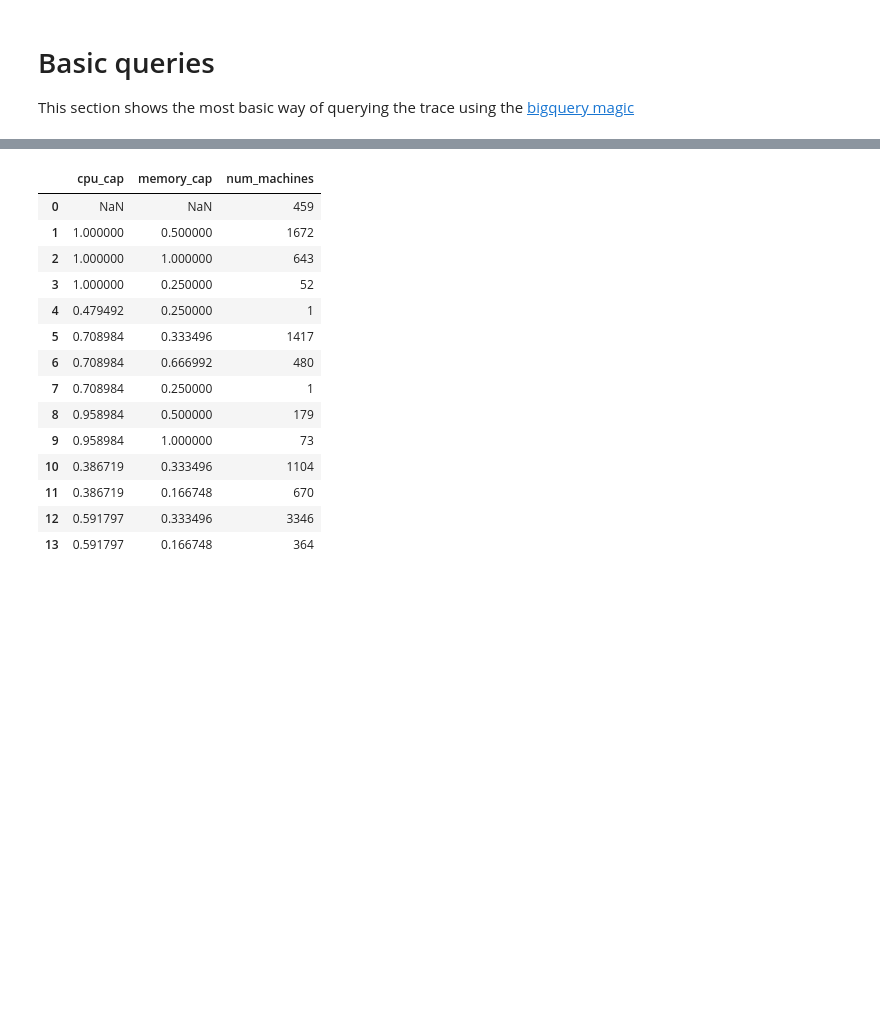
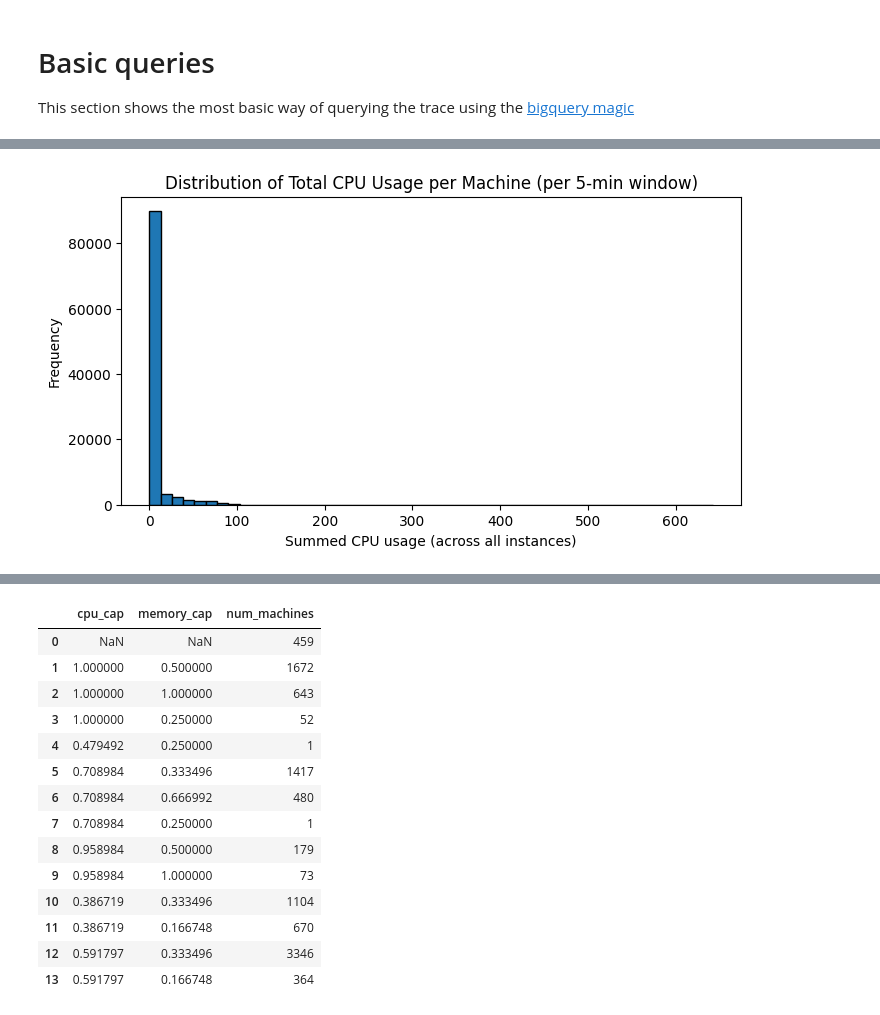
Before and after one commit to jessieou/google-cluster, a Jupyter notebook: clusterdata_analysis_colab.ipynb, the cells around one changed output, grey strips where cells are left out. Cells and saved outputs as stored; diff of their text form; code cells hidden in the pictures; blank space fills up the shorter version.

```diff
--- a/clusterdata_analysis_colab.ipynb
+++ b/clusterdata_analysis_colab.ipynb
@@ -74,0 +162,6 @@ Job ID: cd9c13d6-52d7-4adb-8e98-3af5d0d284e1
+# %%
+df = ts_usage
+# %%
+keep = ['machine_id','time','cpu_usage','memory_usage']
+df = df[[c for c in keep if c in df.columns]]
+df.head(10)
@@ -74,0 +180,17 @@ Job ID: cd9c13d6-52d7-4adb-8e98-3af5d0d284e1
+# %%
+# --- Clean time: treat as relative offsets and bin by integer windows (no datetimes) ---
+# Make numeric, drop missing
+df['time'] = pd.to_numeric(df['time'], errors='coerce')
+df = df.dropna(subset=['time','cpu_usage','machine_id'])
+
+# Normalize to start at 0 to avoid giant integers
+t0 = df['time'].min()
+df['time_off'] = (df['time'] - t0).astype('int64')
+
+# Define window = 5 minutes in microseconds
+FIVE_MIN_US = 5 * 60 * 1_000_000  # 5 min * 60 sec * 1e6 µs
+
+# Integer bin index for each row
+df['win'] = (df['time_off'] // FIVE_MIN_US).astype('int64')
+
+df
@@ -74,0 +216,21 @@ Job ID: cd9c13d6-52d7-4adb-8e98-3af5d0d284e1
+# %%
+# --- Aggregate to machine x window ---
+agg = {
+    'cpu_usage': 'sum',                 # total CPU per machine-window
+    'mem_usage': 'sum',                 # total memory per machine-window
+}
+machine_ts = (df
+              .groupby(['machine_id','win'], as_index=False)
+              .agg({k:v for k,v in agg.items() if k in df.columns})
+              .sort_values(['machine_id','win'])
+             )
+# %%
+
+plt.figure(figsize=(8,4))
+plt.hist(machine_ts['cpu_usage'], bins=50, edgecolor='k')
+plt.title("Distribution of Total CPU Usage per Machine (per 5-min window)")
+plt.xlabel("Summed CPU usage (across all instances)")
+plt.ylabel("Frequency")
+plt.show()
+# %% [output]
+[figure, added]
```
Also changed, not shown: parts of 20 cells of this notebook.
